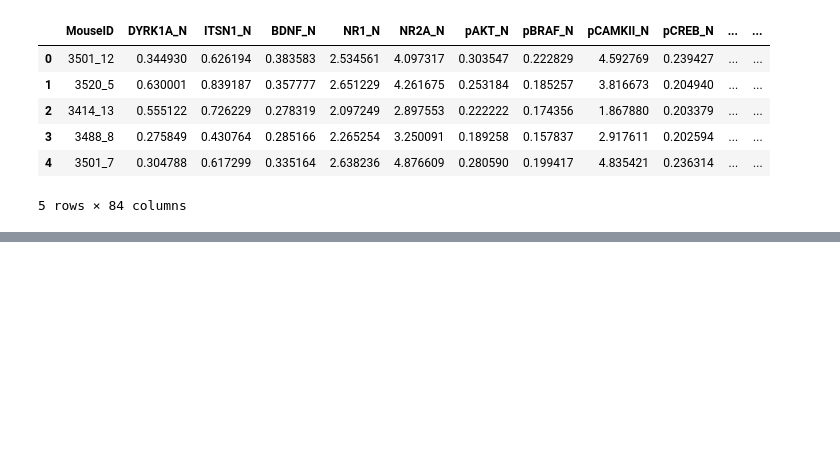
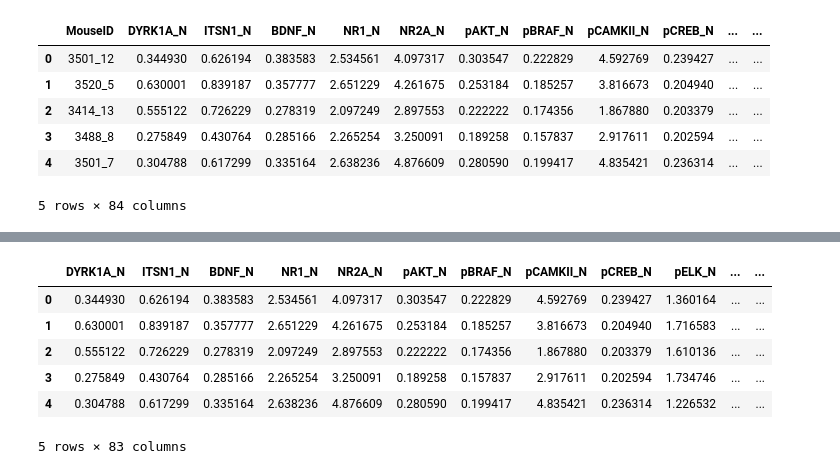
Before and after one commit to justinboggs/pycaret-testing, a Jupyter notebook: anom_detect_test.ipynb, the cells around one changed output, grey strips where cells are left out. Saved outputs shown, nothing was run; the diff lists cells and outputs as text; code cells hidden in the pictures; blank space fills up the shorter version.

```diff
--- a/anom_detect_test.ipynb
+++ b/anom_detect_test.ipynb
@@ -102,0 +114,11 @@ plot_model(iforest, plot='umap')
+# %%
+data_predictions = predict_model(iforest, data=data)
+data_predictions.head()
+# %% [output]
+|  | DYRK1A_N | ITSN1_N | BDNF_N | NR1_N | NR2A_N | pAKT_N | pBRAF_N | pCAMKII_N | pCREB_N | pELK_N | ... | ... |
+| 0 | 0.344930 | 0.626194 | 0.383583 | 2.534561 | 4.097317 | 0.303547 | 0.222829 | 4.592769 | 0.239427 | 1.360164 | ... | ... |
+| 1 | 0.630001 | 0.839187 | 0.357777 | 2.651229 | 4.261675 | 0.253184 | 0.185257 | 3.816673 | 0.204940 | 1.716583 | ... | ... |
+| 2 | 0.555122 | 0.726229 | 0.278319 | 2.097249 | 2.897553 | 0.222222 | 0.174356 | 1.867880 | 0.203379 | 1.610136 | ... | ... |
+| 3 | 0.275849 | 0.430764 | 0.285166 | 2.265254 | 3.250091 | 0.189258 | 0.157837 | 2.917611 | 0.202594 | 1.734746 | ... | ... |
+| 4 | 0.304788 | 0.617299 | 0.335164 | 2.638236 | 4.876609 | 0.280590 | 0.199417 | 4.835421 | 0.236314 | 1.226532 | ... | ... |
+5 rows × 83 columns
```
Also changed, not shown: parts of 1 cell of this notebook, 1 other file.
